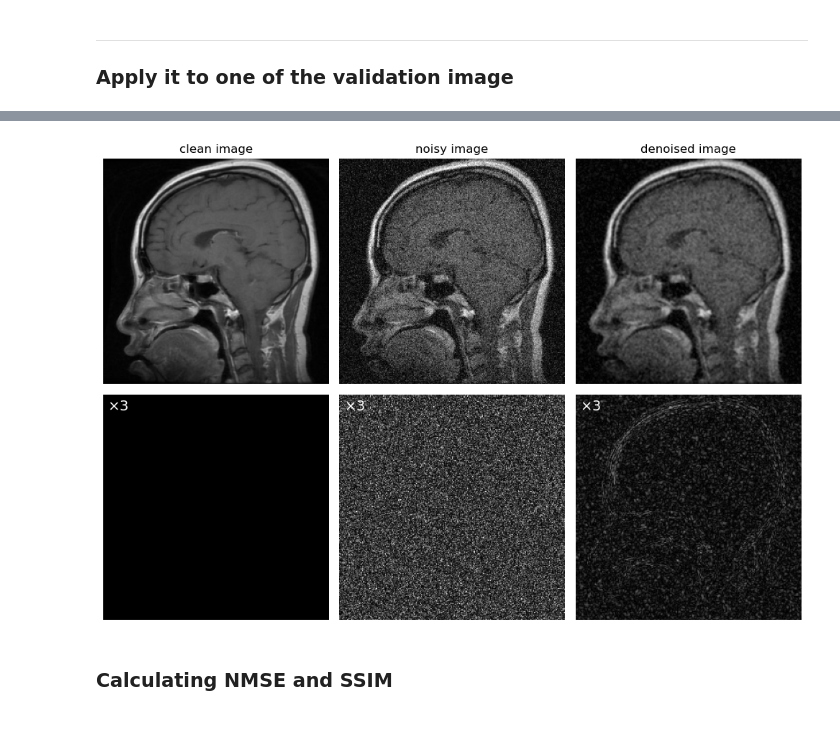
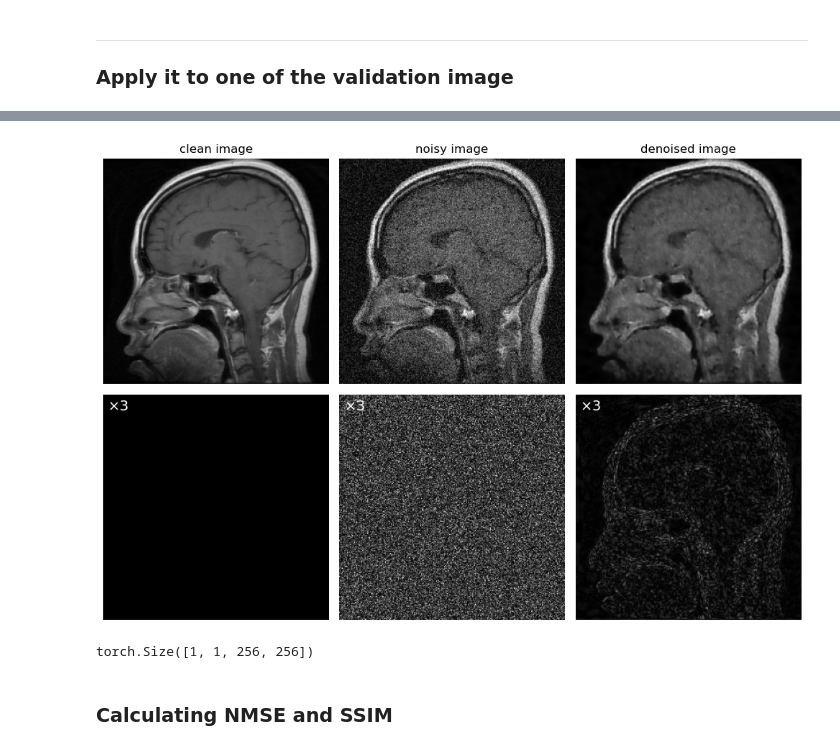
Before and after one commit to MihirJoe/MRI-Denoising, a Jupyter notebook: starter_code.ipynb, the cells around one changed output, grey strips where cells are left out. Drawn from its saved outputs; the diff is of its cells as text; code cells hidden in the pictures.

```diff
--- a/starter_code.ipynb
+++ b/starter_code.ipynb
@@ -130,11 +197,11 @@ ___
 batch_size = 2  # Number of complete images in each batch
 lr = 1e-3  # Learning rate
 sig = 0.1  # Noise std
-num_epoch = 100  # Epochs
+num_epoch = 11  # Epochs
 
 # Model, criterion, and optimizer
 train_loader = create_loader(train_dataset, batch_size)
-model = TrivialNet() # Pick a model
+model = JNet() # Pick a model
 opt = optim.Adam(model.parameters(), lr=lr) # Pick an optimizer
 criterion = nn.MSELoss() # Pick a loss function
 
@@ -162,3 +229,12 @@ Epoch 100, Iteration 20, Loss: 0.001602
 # %% [markdown]
 ___
 ### Apply it to one of the validation image
+# %%
+val_dataset = TIFFDataset('val-clean-tif', transform=transform) # Create the dataset for validation images
+val_clean = val_dataset[0] # Load one clean image from the validation dataset
+val_noisy = ((val_clean + (torch.randn_like(val_clean) * sig))).unsqueeze(0) # Add noise to the clean image
+val_denoised = model(val_noisy).detach() # Denoise the noisy image using the trained model
+
+print(val_clean.shape)
+print(val_noisy.shape)
+print(val_denoised.shape)
@@ -165,9 +254,8 @@ ___
 # %%
-val_dataset = TIFFDataset('val-clean-tif', transform=transform) # Create the dataset for validation images
-val_clean = val_dataset[0] # Load one clean image from the validation dataset
-val_noisy = val_clean + (torch.randn_like(val_clean) * sig) # Add noise to the clean image
-val_denoised = model(val_noisy).detach() # Denoise the noisy image using the trained model
-
+# val_dataset = TIFFDataset('val-clean-tif', transform=transform) # Create the dataset for validation images
+# val_clean = val_dataset[0] # Load one clean image from the validation dataset
+# val_noisy = (val_clean + (torch.randn_like(val_clean) * sig)) # Add noise to the clean image
+# val_denoised = model(val_noisy).detach() # Denoise the noisy image using the trained model
 
 # Your existing code to generate the figure and axes
 fig, ax = plt.subplots(2, 3, figsize=(10, 7))
@@ -177,34 +265,38 @@ ax[0, 0].imshow(np.abs(val_clean).squeeze().numpy(), cmap='gray', vmin=0, vmax=1
 ax[0, 0].set_title('clean image')
 ax[0, 0].axis('off')
 
 # Plot noisy image
 ax[0, 1].imshow(np.abs(val_noisy).squeeze().numpy(), cmap='gray', vmin=0, vmax=1)
 ax[0, 1].set_title('noisy image')
 ax[0, 1].axis('off')
 
 # Plot denoised image
 ax[0, 2].imshow(np.abs(val_denoised).squeeze().numpy(), cmap='gray', vmin=0, vmax=1)
 ax[0, 2].set_title('denoised image')
 ax[0, 2].axis('off')
 
 # Plot corresponding error images
 ax[1, 0].imshow(3*np.abs(val_clean - val_clean).squeeze().numpy(), cmap='gray', vmin=0, vmax=1)
 ax[1, 0].axis('off')
 ax[1, 0].text(0.02, 0.98, r'$\times 3$', transform=ax[1, 0].transAxes, fontsize=14, va='top', ha='left', color='white')
 
 ax[1, 1].imshow(3*np.abs(val_clean - val_noisy).squeeze().numpy(), cmap='gray', vmin=0, vmax=1)
 ax[1, 1].axis('off')
 ax[1, 1].text(0.02, 0.98, r'$\times 3$', transform=ax[1, 1].transAxes, fontsize=14, va='top', ha='left', color='white')
 
 ax[1, 2].imshow(3*np.abs(val_clean - val_denoised).squeeze().numpy(), cmap='gray', vmin=0, vmax=1)
 ax[1, 2].axis('off')
 ax[1, 2].text(0.02, 0.98, r'$\times 3$', transform=ax[1, 2].transAxes, fontsize=14, va='top', ha='left', color='white')
 
 
 plt.tight_layout()
 plt.show()
 # %% [output]
-[figure, old version]
+[figure, new version]
+# %%
+print(val_noisy.shape)
+# %% [output]
+torch.Size([1, 1, 256, 256])
 # %% [markdown]
 ### Calculating NMSE and SSIM
 # %%
```
Also changed, not shown: parts of 6 cells of this notebook.
